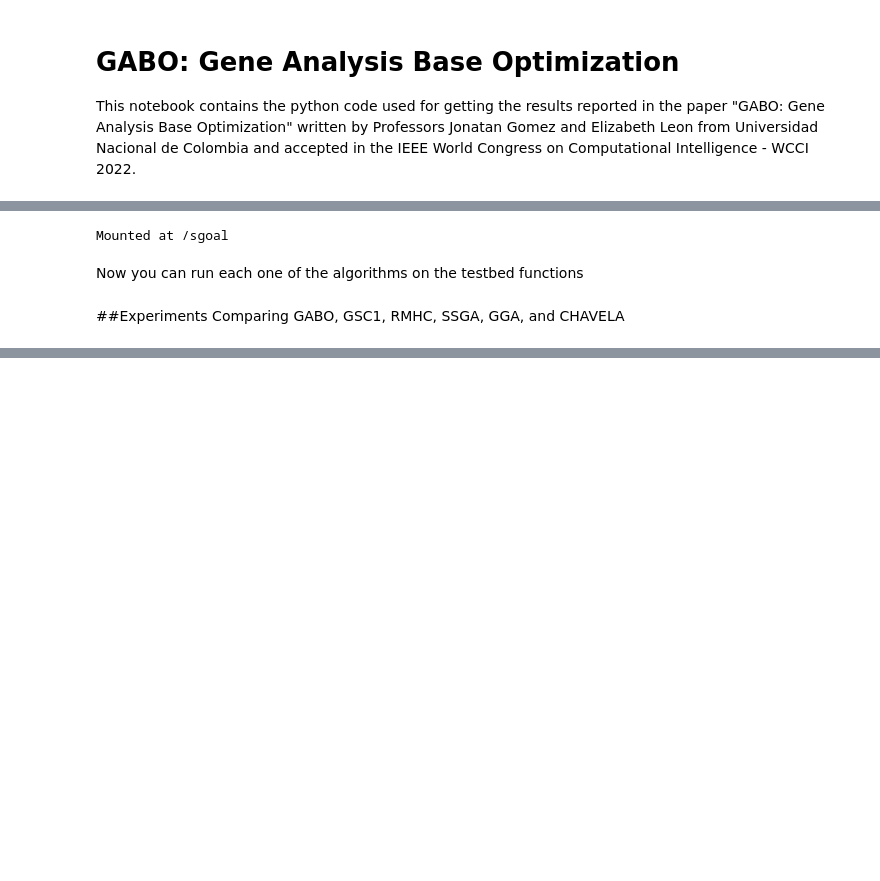
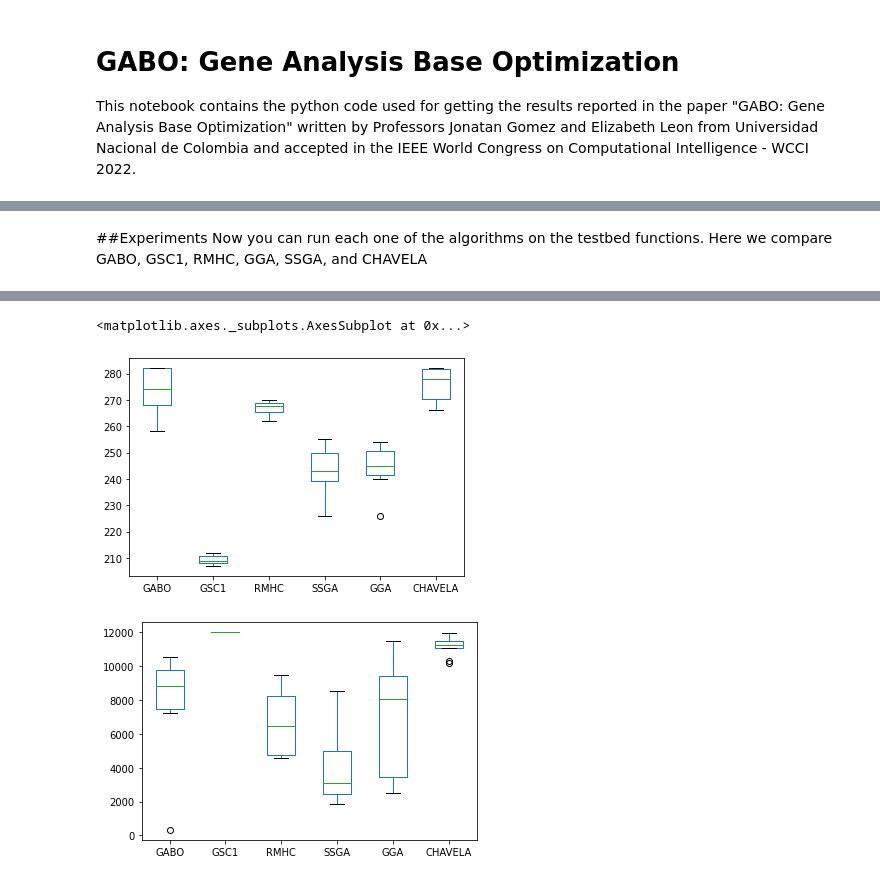
Before and after one commit to jgomezpe/sgoal, a Jupyter notebook: demo/python/wcci2022_gabo.ipynb, the cells around one changed output, grey strips where cells are left out. Cells and saved outputs as stored; diff of their text form; code cells hidden in the pictures; blank space fills up the shorter version.

```diff
--- a/demo/python/wcci2022_gabo.ipynb
+++ b/demo/python/wcci2022_gabo.ipynb
@@ -29,41 +11,34 @@ Now you have to mount the *sgoal* folder and you have to add the python path to
-# %%
-from google.colab import drive
-import os, sys
-
-drive.mount('/sgoal', force_remount=True)
-# adding python to the system path
-sys.path.append('/content/sgoal/python/')
-# %% [output]
-Mounted at /sgoal
 # %% [markdown]
-Now you can run each one of the algorithms on the testbed functions
+##Experiments
+Now you can run each one of the algorithms on the testbed functions. Here we compare GABO, GSC1, RMHC, GGA, SSGA, and CHAVELA
-# %% [markdown]
-##Experiments
-Comparing GABO, GSC1, RMHC, SSGA, GGA, and CHAVELA
 # %%
-from binary import maxones
-from binary import deceptive
-from binary import boundedly
-from binary import royalroad8
-from binary import mixed
-from binary import bitstring
-from binary import bit_mutation
-from binary import bitstring_population
-from sgoal import simple_crossover
-from sgoal import transposition
-from sgoal import init
-from sgoal import best_evaluation
-from sgoal import success_evaluation
-from sgoal import evaluations
-from sgoal import stats
-from binary import GSC1
-from binary import RMHC
-from ga import basic_binary_GGA
-from ga import basic_binary_SSGA
-from chavela import CHAVELA
-from gabo import GABO
+import sgoal
+from sgoal.binary import maxones
+from sgoal.binary import deceptive
+from sgoal.binary import boundedly
+from sgoal.binary import royalroad8
+from sgoal.binary import mixed
+from sgoal.binary import bitstring
+from sgoal.binary import bit_mutation
+from sgoal.binary import bitstring_population
+from sgoal.core import simple_crossover
+from sgoal.core import transposition
+from sgoal.core import init
+from sgoal.core import best_evaluation
+from sgoal.core import success_evaluation
+from sgoal.core import evaluations
+from sgoal.util import stats
+from sgoal.binary import GSC1
+from sgoal.binary import RMHC
+from sgoal.ga import basic_binary_GGA
+from sgoal.ga import basic_binary_SSGA
+from sgoal.chavela import CHAVELA
+from sgoal.gabo import GABO
 
+import matplotlib.pyplot as plt
+import numpy as np
 import pandas as pd
+
 df = pd.DataFrame()
 dfiter = pd.DataFrame()
 
@@ -81,22 +56,22 @@ def report(sgoal, fx, iter, budget, sr):
   print(sgoal, sr, avg, std, avg_iter, std_iter, avg_budget,  std_budget)
   return avg, std, avg_iter, std_iter, avg_budget, std_budget
 
-EXP = 100 # Number of experiments
+EXP = 10 # Number of experiments
 
-D = 360 # Bitstring length
-print('=================', D, '=================')
+D = 120 # Bitstring length
 
 MAX_EVALS = 100*D # Maximum number of function evaluations carried on by gabo (may require less thatn those)
 
 #Function
 testbed = [maxones, deceptive, boundedly, royalroad8, mixed] # Testbed
 name = ['MaxOnes','GD3','GBD4','RR1','Mixed']
-FUNCTION = 4 # Testing the mixed function. Change the number accordingly
+FUNCTION = 4 # Testing the deceptive function. Change the number accordingly
 OPTIMUM = [D, 10*D, D, D, 47*D//20] # Optimum value of the associated test function
 
+print('=================', D, '=================')
 print('***************', name[FUNCTION], '***************')
+print('SGOAL SR MAX STD ITER STD BUDGET STD')
 
-print('SGOAL SR MAX STD ITER STD BUDGET STD')
 fx = [] # Function value reached by the sgoal
 iter = [] # Iter when the best value is reached by the sgoal
 budget = [] # Number of fuction evaluations carried on by the sgoal
@@ -202,6 +177,12 @@ report('CHAVELA', fx, iter, budget, sr)
 print(fx)
 df = df.assign(CHAVELA = fx)
 dfiter = dfiter.assign(CHAVELA = iter)
+
+
+myFig = plt.figure();
+df.boxplot(grid=False)
+myFig = plt.figure();
+dfiter.boxplot(grid=False)
 # %% [output]
 ================= 120 =================
 *************** Mixed ***************
@@ -220,0 +202,3 @@ CHAVELA 30.0 276.3 6.12 10928.1 1193.9 12000.0 0.0
+<matplotlib.axes._subplots.AxesSubplot at 0x...>
+[figure, added]
+[figure, added]
```
Also changed, not shown: parts of 10 cells of this notebook, 1 other file.
